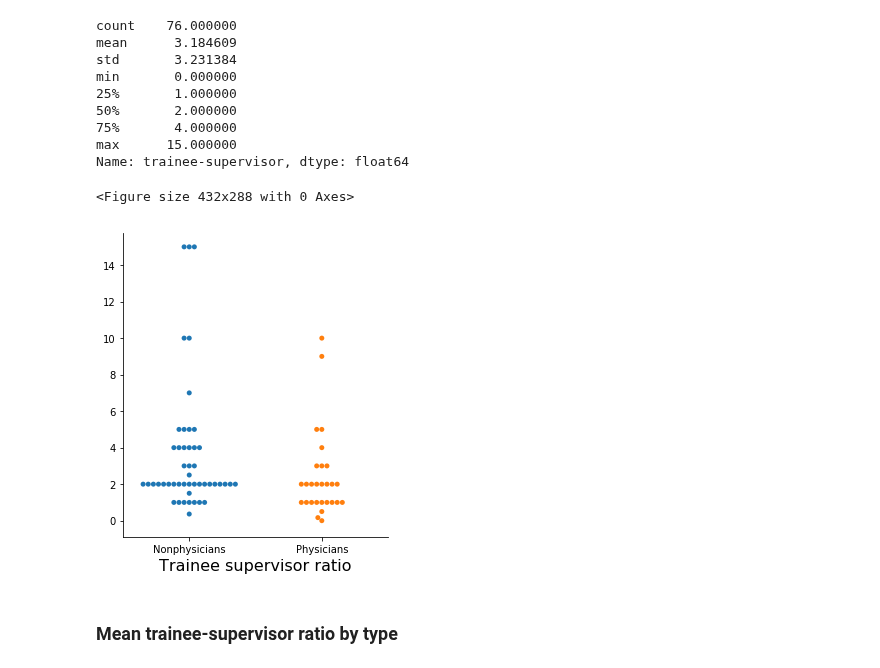
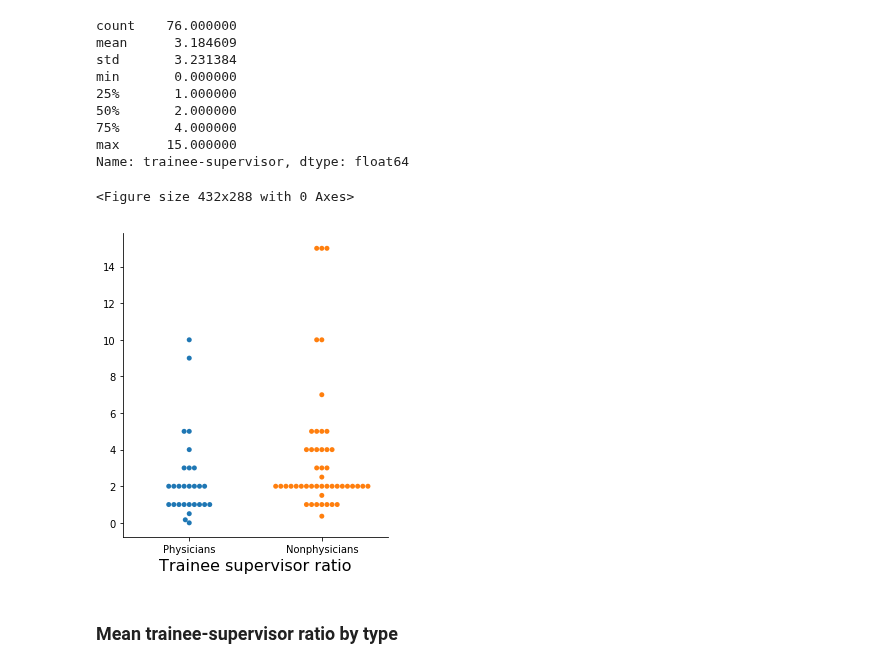
Before and after one commit to lawtj/npa, a Jupyter notebook: npa data.ipynb, the cells around one changed output. Cells and saved outputs as stored; diff of their text form; code cells hidden in the pictures.

```diff
--- a/npa data.ipynb
+++ b/npa data.ipynb
@@ -919,23 +1012,23 @@ Name: trainee-supervisor, dtype: float64
 # %%
 # problem... trainee supervisor ratio is different for the different survey versions
 # in original, it refers to the NPA program
 # in AAAC, it refers to the NPA program
 # but in redcap2018, it refers to EITHER the physician OR the NPA program
 # to fix this, we need to separate out the redcap2018 entries that are physician or NPA
 # we will do this by saying if ANY of the redcap2018 entries have ANY of the physician entries nonzero, then label 'type' as physician. otherwise NPA.
 
 df['type'] = np.where(df['physicians_working'].notnull(), 'Physicians',
                       np.where(df['physgrads'].notnull(), 'Physicians',
                               np.where(df['physprograms'].notnull(), 'Physicians', 'Nonphysicians')))
 
 fig = plt.figure()
-ax = sb.catplot(y='trainee-supervisor', x='type', data=df, kind="swarm", height=5, orient='v', aspect=.9)
+ax = sb.catplot(y='trainee-supervisor', x='type', order=["Physicians", "Nonphysicians"], data=df, kind="swarm", height=5, orient='v', aspect=.9)
 plt.xlabel('Trainee supervisor ratio', fontsize=16)
 plt.ylabel('')
 plt.savefig('trainee-supervisor.png', format='png', dpi=300)
 # %% [output]
 <Figure size 432x288 with 0 Axes>
-[figure, old version]
+[figure, new version]
 # %% [markdown]
 ### Mean trainee-supervisor ratio by type
 # %%
```
Also changed, not shown: parts of 88 cells of this notebook.
